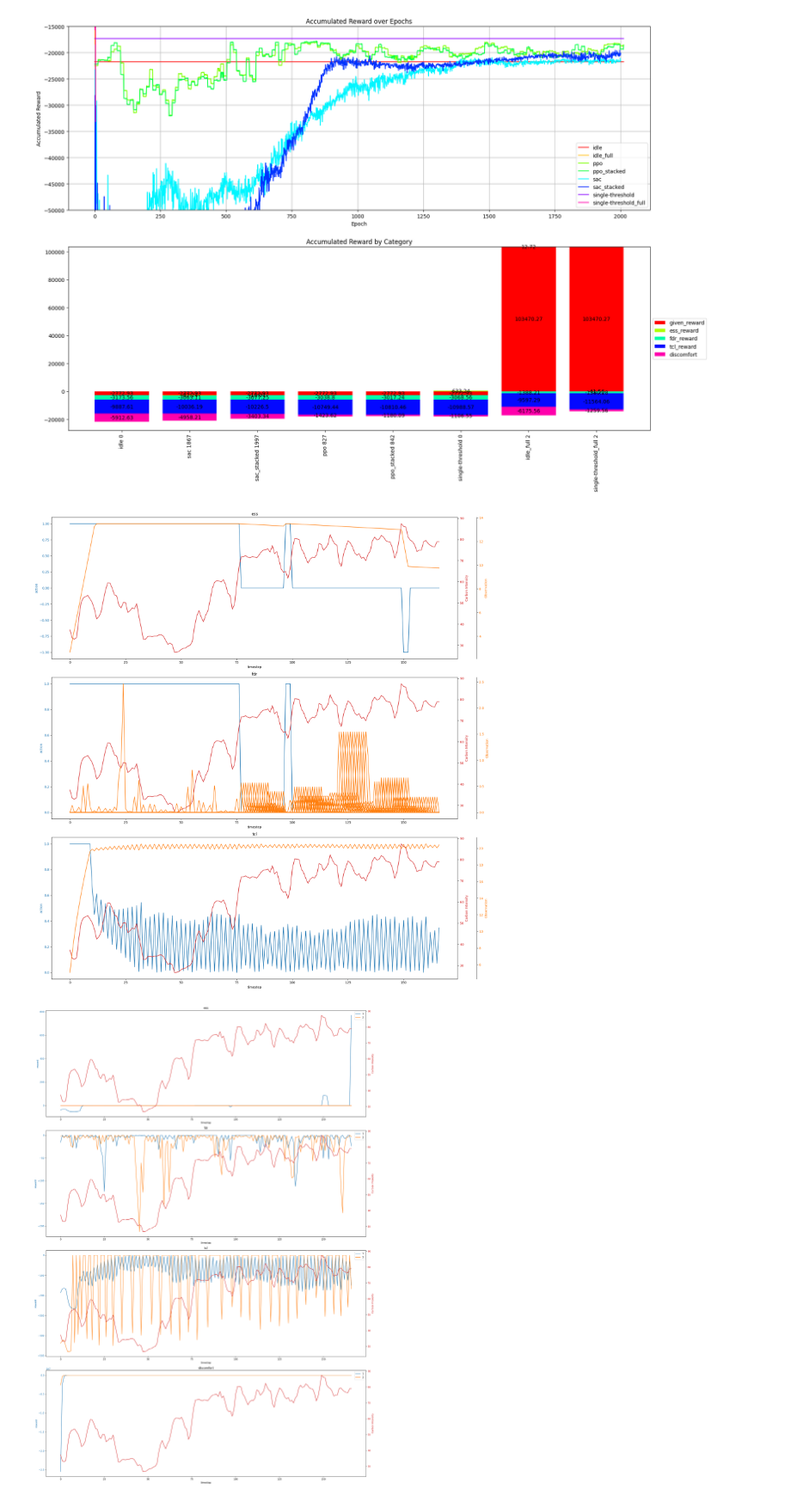
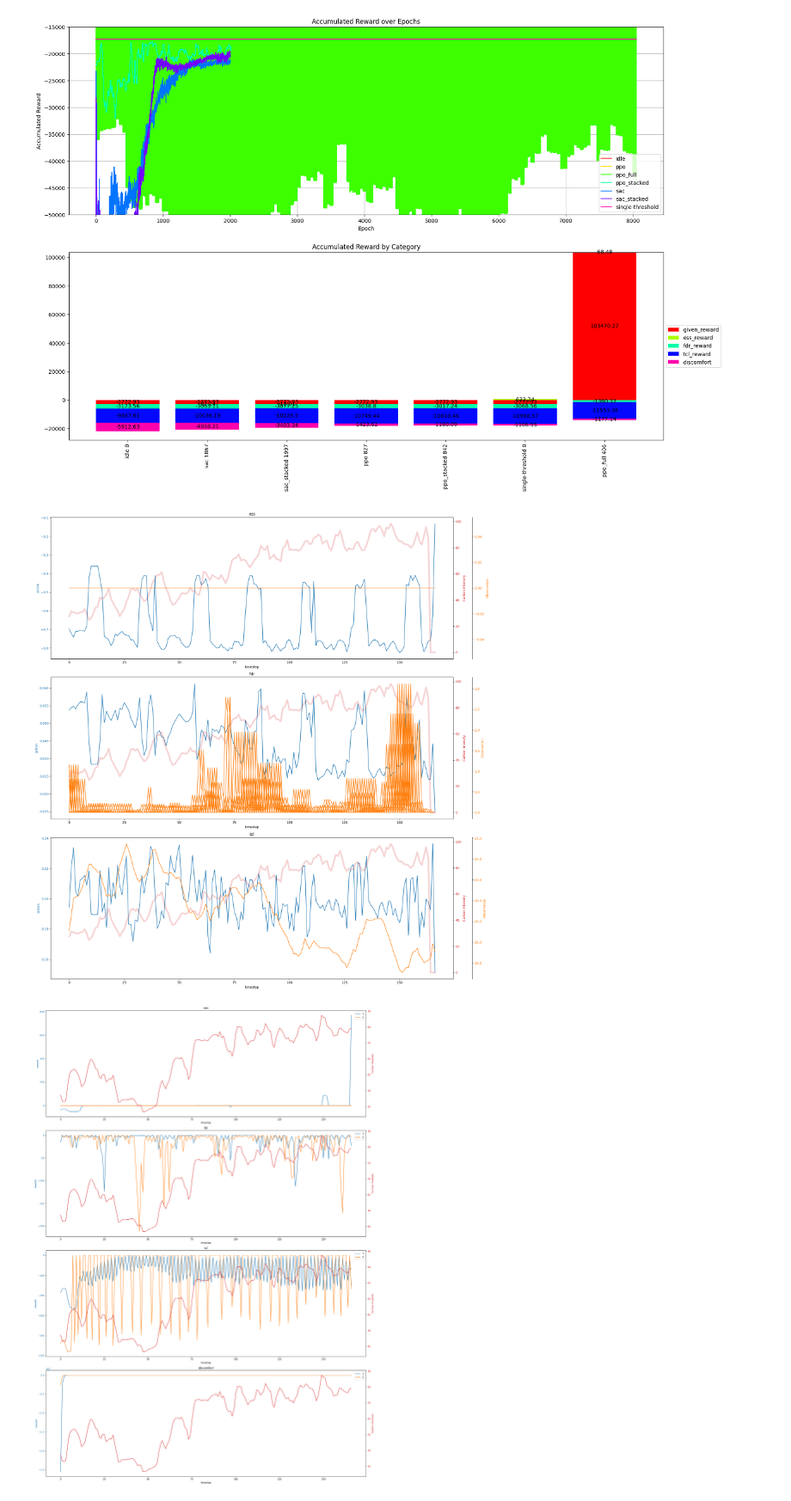
Before and after one commit to TimWalter/smart-energy-controller, a Jupyter notebook: src/check.ipynb, the cells around one changed output. Shown at 86% size. Cells and saved outputs as stored; diff of their text form; code cells hidden in the pictures.

```diff
--- a/src/check.ipynb
+++ b/src/check.ipynb
@@ -10,11 +14,11 @@ from analysis import *
 # %%
-data_dict = overview(data_dict, path="./logs/hourly/")
+data_dict = overview(path="./logs/hourly/")
 # %% [output]
-[figure, old version]
+[figure, new version]
 # %%
-deep_dive(data_dict["single-threshold_full"], 0)
+deep_dive(data_dict["ppo_stacked"], 842)
 # %% [output]
-[figure, old version]
+[figure, new version]
 # %%
 reward_comparison(data_dict["single-threshold_full"], data_dict["idle_full"], [0,0])
 # %% [output]
```
Also changed, not shown: parts of 1 cell of this notebook, 31 other files.
